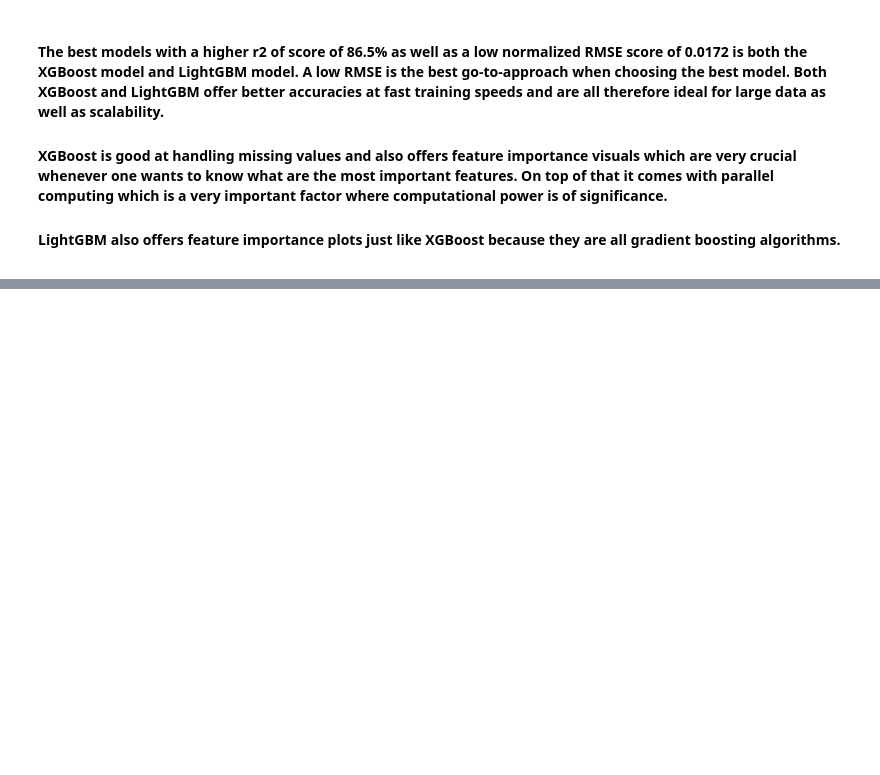
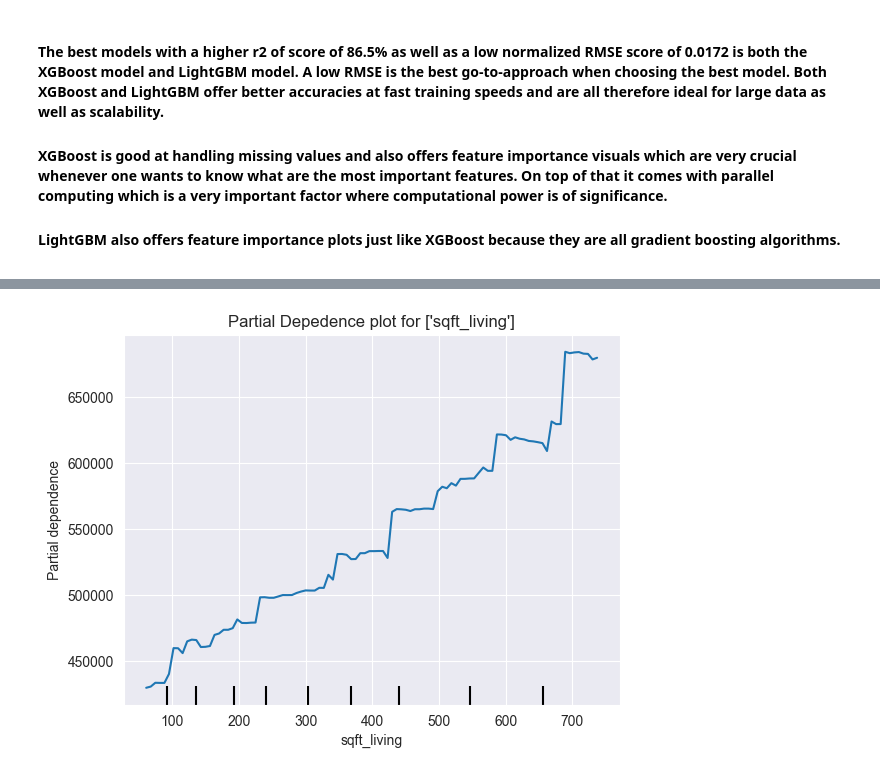
Before and after one commit to Wolfie3D/dsc-phase-2-project-v2-3, a Jupyter notebook: student.ipynb, the cells around one changed output, grey strips where cells are left out. Cells and saved outputs as stored; diff of their text form; code cells hidden in the pictures; blank space fills up the shorter version.

```diff
--- a/student.ipynb
+++ b/student.ipynb
@@ -1356,0 +1131,11 @@ These are the main factors that drive prices higher.
+# %%
+# Start with square feet of the living room and plot its affect on price.
+feature_name = ["sqft_living"]
+
+fig, ax = plt.subplots()
+
+PartialDependenceDisplay.from_estimator(model_xgboost, X_test, features=[feature_name], ax=ax)
+ax.set_title(f"Partial Depedence plot for {feature_name}")
+plt.show()
+# %% [output]
+[figure, added]
```
Also changed, not shown: parts of 37 cells of this notebook.
